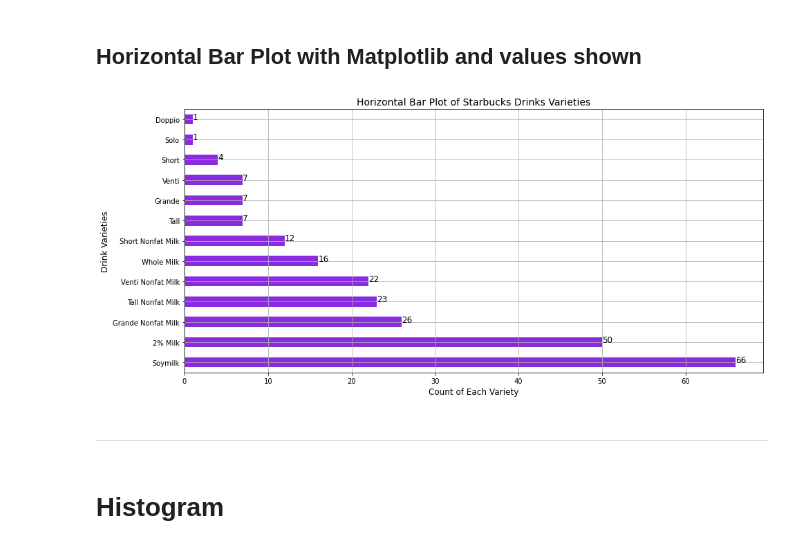
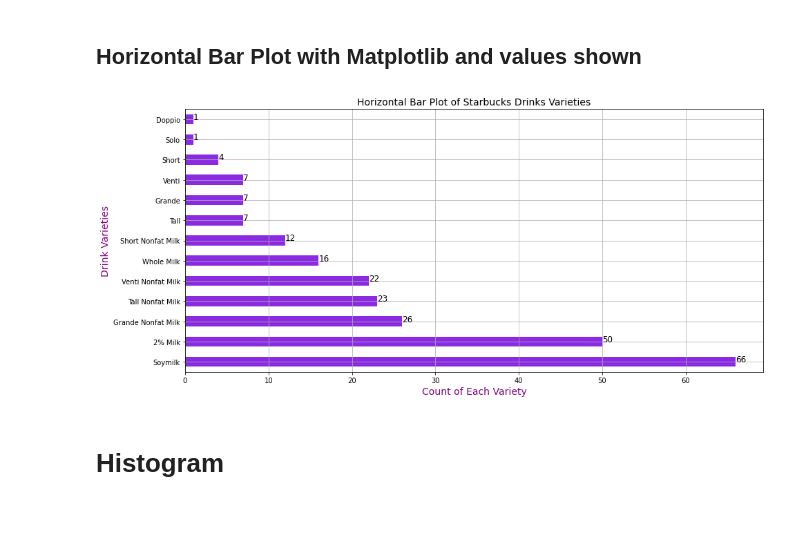
Before and after one commit to SamaSamrin/Python-Data-Visualization-Guide, a Jupyter notebook: DV_Practice.ipynb, the cells around one changed output. Cells and saved outputs as stored; diff of their text form; code cells hidden in the pictures; blank space fills up the shorter version.

```diff
--- a/DV_Practice.ipynb
+++ b/DV_Practice.ipynb
@@ -242,24 +245,20 @@ plt.show()
 # %%
 plt.figure(figsize=(15,7))
 plt.title('Horizontal Bar Plot of Starbucks Drinks Varieties', fontsize=14)
 #sns.set_style("whitegrid")
 drinks['Beverage_prep'].value_counts().plot(kind='barh', color="blueviolet")
 
-plt.xlabel('Count of Each Variety', fontsize=12)
-plt.ylabel('Drink Varieties', fontsize=12)
+plt.xlabel('Count of Each Variety', fontsize=14, color='purple')
+plt.ylabel('Drink Varieties', fontsize=14, color='purple')
 
 #for displaying values above/alongside each bar
 for index, value in enumerate(drinks['Beverage_prep'].value_counts()):
     plt.text(value, index, str(value), fontsize=12)
 
 plt.grid()
 plt.show()
 # %% [output]
-[figure, old version]
+[figure, new version]
-# %% [markdown]
-
-
----
 # %% [markdown]
 # Histogram
 # %%
```
Also changed, not shown: parts of 12 cells of this notebook.
